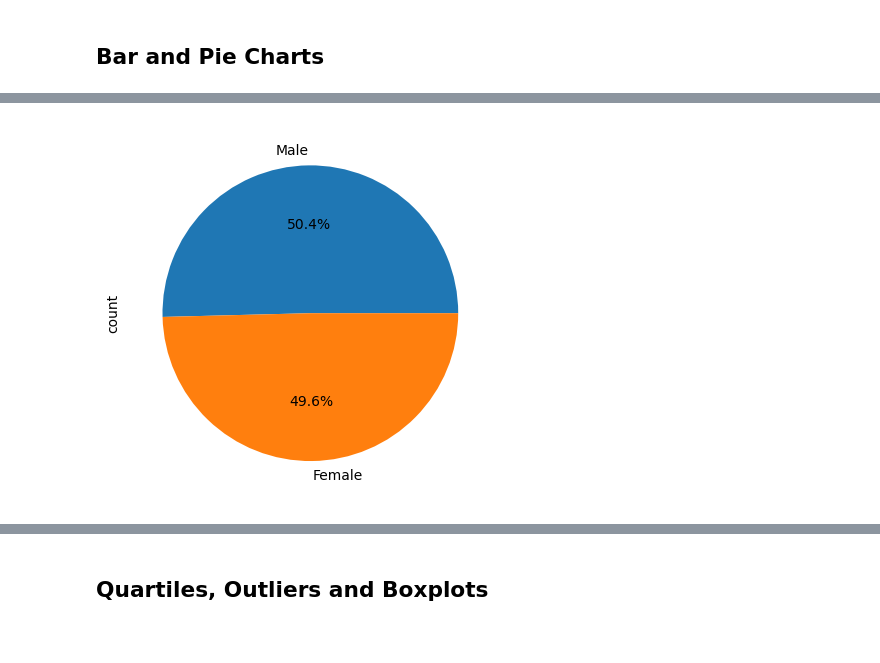
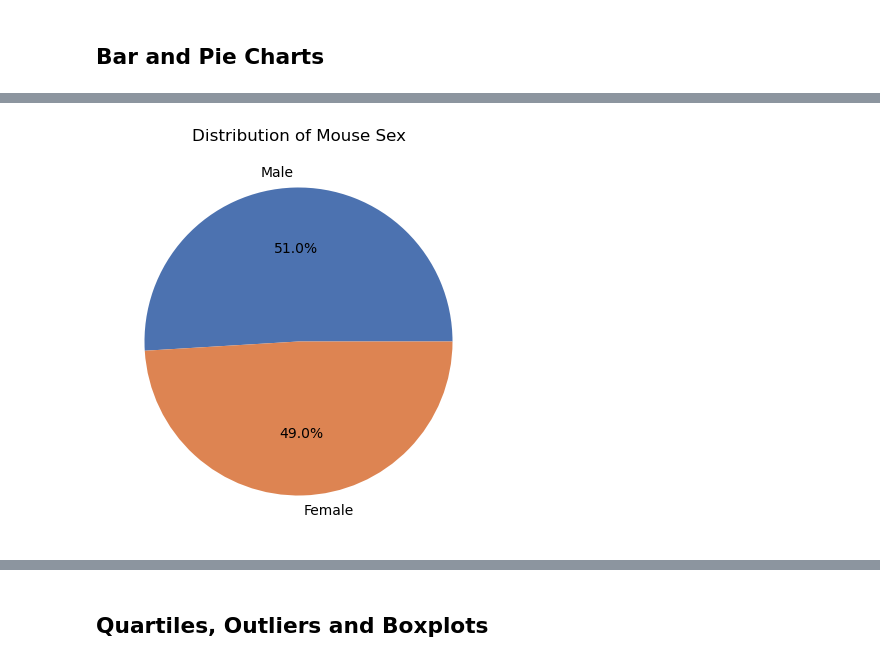
Before and after one commit to silvertimmy26/data-vis-challenge, a Jupyter notebook: pymaceuticals.ipynb, the cells around one changed output, grey strips where cells are left out. Drawn from its saved outputs; the diff is of its cells as text; code cells hidden in the pictures.

```diff
--- a/pymaceuticals.ipynb
+++ b/pymaceuticals.ipynb
@@ -155,9 +154,16 @@ plt.show()
 # %%
-# Generate a pie chart, using Pandas, showing the distribution of unique female versus male mice used in the study
+# Generate a pie chart showing the distribution of unique female versus male mice used in the study
+# Seaborn doesn't have pie charts, so I'll be using matplotlib and a seaborn color palette
 
 # Get the unique mice with their gender
-
+sex_counts = mouse_data["Sex"].value_counts().reset_index()
+sex_counts.columns = ["Sex", "Count"]
 
 # Make the pie chart
+plt.figure(figsize=(5, 5))
+palette_color = sns.color_palette('deep')
+plt.pie(sex_counts["Count"], labels=sex_counts["Sex"], autopct='%1.1f%%', colors=palette_color)
+plt.title("Distribution of Mouse Sex")
+plt.show()
 # %% [output]
-[figure, old version]
+[figure, new version]
```
Also changed, not shown: parts of 16 cells of this notebook, 1 other file.
